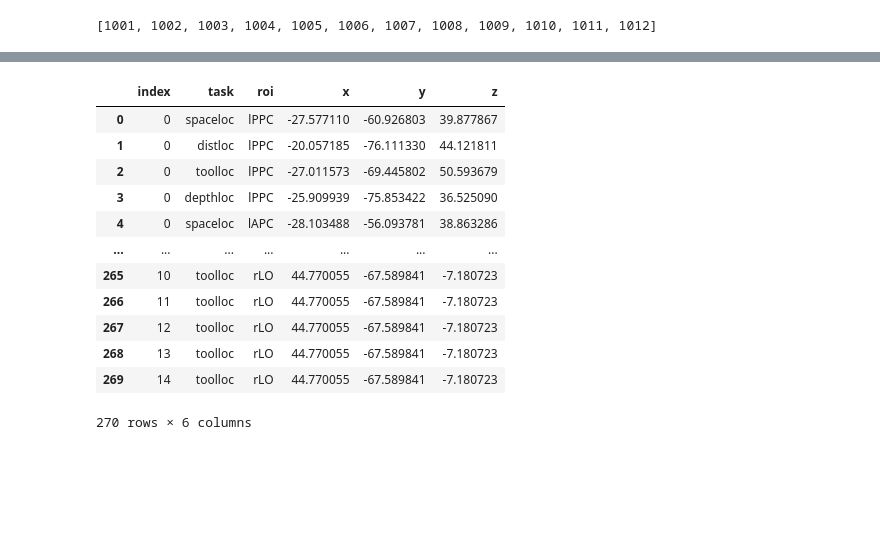
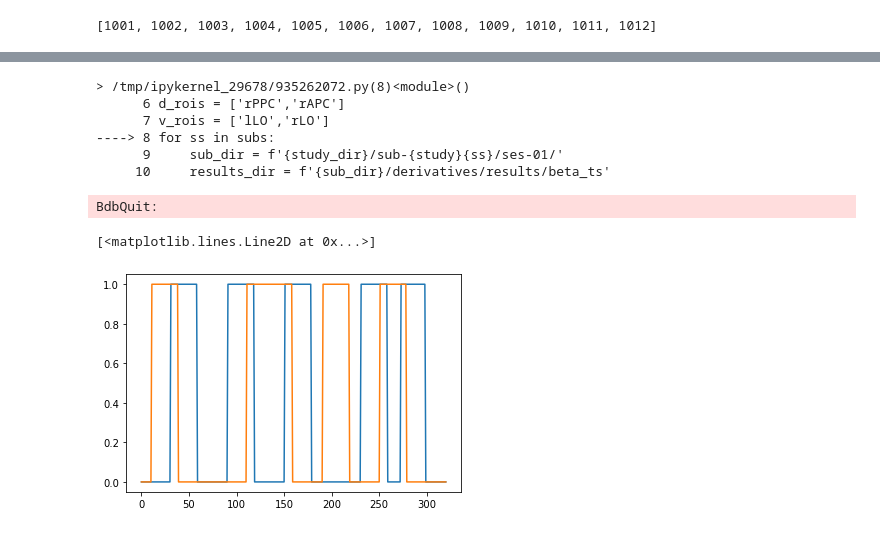
Before and after one commit to vayzenb/docnet, a Jupyter notebook: fmri/spaceloc/effective_connectivity.ipynb, the cells around one changed output, grey strips where cells are left out. Cells and saved outputs as stored; diff of their text form; code cells hidden in the pictures; blank space fills up the shorter version.

```diff
--- a/fmri/spaceloc/effective_connectivity.ipynb
+++ b/fmri/spaceloc/effective_connectivity.ipynb
@@ -50,19 +81,56 @@ for rn1 in range(1,run_num+1):
+# %%
+df_summary = pd.DataFrame()
+tasks = ['spaceloc']
+cond = ['SA','FT']
+
+d_rois = ['lPPC','rPPC','lAPC','rAPC']
+d_rois = ['rPPC','rAPC']
+v_rois = ['lLO','rLO']
+for ss in subs:
+    sub_dir = f'{study_dir}/sub-{study}{ss}/ses-01/'
+    results_dir = f'{sub_dir}/derivatives/results/beta_ts'
+
+    curr_df = pd.read_csv(f'{results_dir}/gca_summary.csv')
+    curr_df = curr_df.groupby(['task','condition', 'origin','dorsal','ventral']).mean()
+    curr_data = [ss]
+    col_index = ['sub']
+    for tsk in tasks:
+        for cc in cond:
+            for drr in d_rois:
+                for vrr in v_rois:
+
+                    #for dorsal origin
+                    col_index.append(f'{tsk}_{cc}_{drr}_{vrr}')
+                    curr_data.append(curr_df['p'][tsk,cc, drr, drr,vrr])
+
+                    #for ventral origin
+                    col_index.append(f'{tsk}_{cc}_{drr}_{vrr}')
+                    curr_data.append(curr_df['p'][tsk,cc, vrr, drr,vrr])
+
+    if ss == 1001:
+        df_summary = pd.DataFrame(columns=col_index)
+        df_summary = df_summary.append(pd.Series(curr_data,index = col_index),ignore_index=True)
+    else:
+        df_summary = df_summary.append(pd.Series(curr_data,index = col_index),ignore_index=True)
+    #pdb.set_trace()
+# %% [output]
+> /tmp/ipykernel_29678/935262072.py(8)<module>()
+      6 d_rois = ['rPPC','rAPC']
+      7 v_rois = ['lLO','rLO']
+----> 8 for ss in subs:
+      9     sub_dir = f'{study_dir}/sub-{study}{ss}/ses-01/'
+     10     results_dir = f'{sub_dir}/derivatives/results/beta_ts'
+BdbQuit:
 # %%
-def make_psy_cov(runs,ss):
+def make_psy_cov(runs,ss, cond):
     sub_dir = f'{study_dir}/sub-{study}{ss}/ses-01/'
     cov_dir = f'{sub_dir}/covs'
     times = np.arange(0, vols*len(runs), tr)
     full_cov = pd.DataFrame(columns = ['onset','duration', 'value'])
     for rn, run in enumerate(runs):
 
-        curr_cov = pd.read_csv(f'{cov_dir}/SpaceLoc_{study}{ss}_Run{run}_SA.txt', sep = '\t', header = None, names = ['onset','duration', 'value'])
+        curr_cov = pd.read_csv(f'{cov_dir}/SpaceLoc_{study}{ss}_Run{run}_{cond}.txt', sep = '\t', header = None, names = ['onset','duration', 'value'])
         #contrasting (neg) cov
-
-        curr_cont = pd.read_csv(f'{cov_dir}/SpaceLoc_{study}{ss}_Run{run}_FT.txt', sep = '\t', header =None, names =['onset','duration', 'value'])
-        curr_cont.iloc[:,2] = curr_cont.iloc[:,2] *-1 #make contrasting cov neg
-
-        curr_cov = curr_cov.append(curr_cont) #append to positive
-
         curr_cov['onset'] = curr_cov['onset'] + (vols*rn)
         full_cov = full_cov.append(curr_cov)
         #add number of vols to the timing cols based on what run you are on
@@ -73,23 +141,18 @@ def make_psy_cov(runs,ss):
         #append to concatenated cov
     full_cov = full_cov.sort_values(by =['onset'])
     cov = full_cov.to_numpy()
-
+    cov = cov.astype(float)
     #convolve to hrf
     psy, name = glm.first_level.compute_regressor(cov.T, 'spm', times)
-
+    psy[psy>0] = 1
+    psy[psy<=0] = 0
 
     return psy
-# %% [output]
-|  | index | task | roi | x | y | z |
-| 0 | 0 | spaceloc | lPPC | -27.577110 | -60.926803 | 39.877867 |
-| 1 | 0 | distloc | lPPC | -20.057185 | -76.111330 | 44.121811 |
-| 2 | 0 | toolloc | lPPC | -27.011573 | -69.445802 | 50.593679 |
-| 3 | 0 | depthloc | lPPC | -25.909939 | -75.853422 | 36.525090 |
-| 4 | 0 | spaceloc | lAPC | -28.103488 | -56.093781 | 38.863286 |
-| ... | ... | ... | ... | ... | ... | ... |
-| 265 | 10 | toolloc | rLO | 44.770055 | -67.589841 | -7.180723 |
-| 266 | 11 | toolloc | rLO | 44.770055 | -67.589841 | -7.180723 |
-| 267 | 12 | toolloc | rLO | 44.770055 | -67.589841 | -7.180723 |
-| 268 | 13 | toolloc | rLO | 44.770055 | -67.589841 | -7.180723 |
-| 269 | 14 | toolloc | rLO | 44.770055 | -67.589841 | -7.180723 |
-270 rows × 6 columns
+# %%
+SA = make_psy_cov([3],1001,'SA')
+FT = make_psy_cov([3],1001,'FT')
+plt.plot(SA)
+plt.plot(FT)
+# %% [output]
+[<matplotlib.lines.Line2D at 0x...>]
+[figure, added]
```
Also changed, not shown: parts of 14 cells of this notebook, 3 other files.
